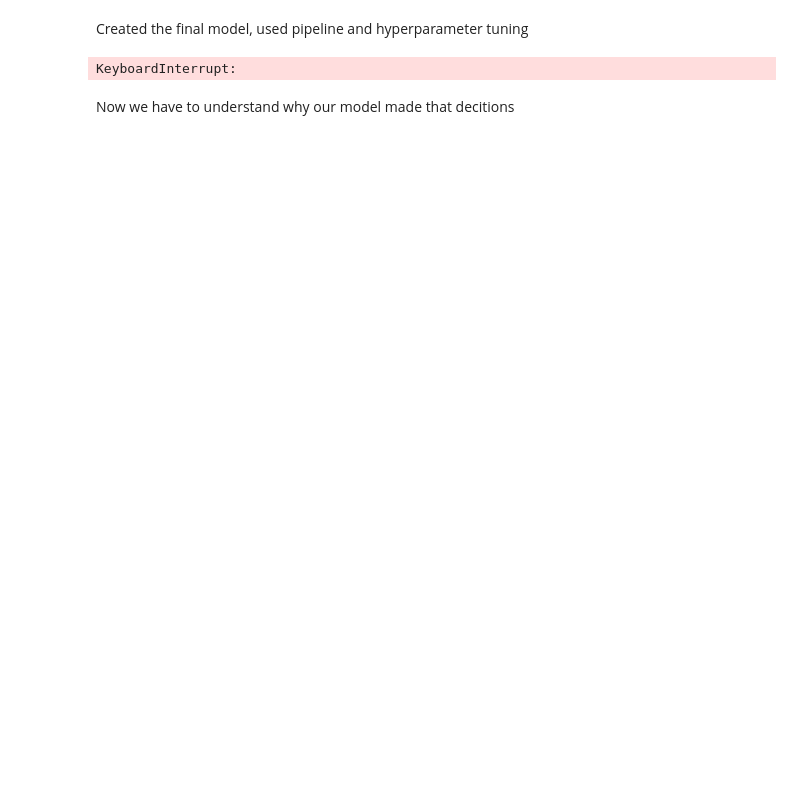
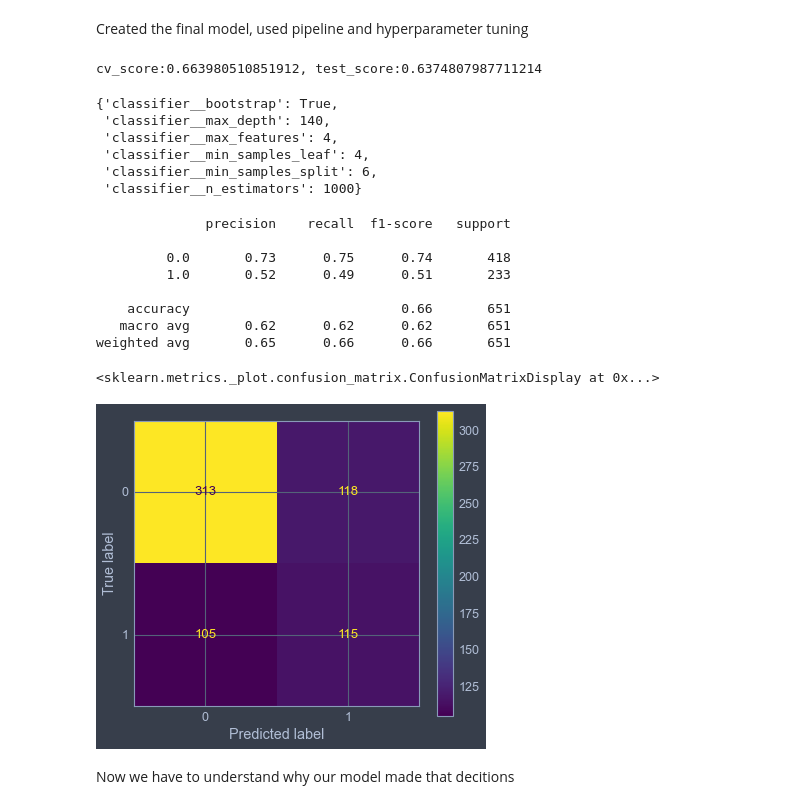
Before and after one commit to SexomQ/ExamenMachineLEarning, a Jupyter notebook: ExamML2.ipynb, the cells around one changed output. Saved outputs shown, nothing was run; the diff lists cells and outputs as text; code cells hidden in the pictures; blank space fills up the shorter version.

```diff
--- a/ExamML2.ipynb
+++ b/ExamML2.ipynb
@@ -886,11 +886,13 @@ min_samples_split = [2, 5]
 # Minimum number of samples required at each leaf node
 min_samples_leaf = [1, 2, 4]
 
-param_grid = {'classifier__n_estimators': n_estimators,
-               'classifier__max_features': max_features,
-               'classifier__max_depth': max_depth,
-               'classifier__min_samples_split': min_samples_split,
-               'classifier__min_samples_leaf': min_samples_leaf,
+param_grid = {
+    'classifier__bootstrap': [True],
+    'classifier__max_depth': [110, 120, 140],
+    'classifier__max_features': [2, 3, 4],
+    'classifier__min_samples_leaf': [2, 3, 4, 5],
+    'classifier__min_samples_split': [6, 8, 10, 12],
+    'classifier__n_estimators': [100, 200, 300, 1000]
 }
 
 grid_search = GridSearchCV(estimator=pipeline,
@@ -903,15 +905,42 @@ test_score = grid_search.score(X_test, y_test)
 print(f'cv_score:{cv_score}, test_score:{test_score}')
 grid_search.best_params_
 # %% [output]
-KeyboardInterrupt:
+cv_score:0.663980510851912, test_score:0.6374807987711214
+{'classifier__bootstrap': True,
+ 'classifier__max_depth': 140,
+ 'classifier__max_features': 4,
+ 'classifier__min_samples_leaf': 4,
+ 'classifier__min_samples_split': 6,
+ 'classifier__n_estimators': 1000}
 # %%
 #Test the model with the best parameters
-y_hat = pipeline.predict(X_test)
+pipeline_full = imbpipeline(steps = [['scaler', StandardScaler()],
+                                     ['smote', SMOTE(random_state=42)],
+                                     ['classifier', RandomForestClassifier(bootstrap = True,
+                                                                      max_depth = 140,
+                                                                      max_features = 4,
+                                                                      min_samples_leaf = 4,
+                                                                      min_samples_split = 6,
+                                                                      n_estimators = 1000)]])
+
+model = pipeline_full.fit(X_train, y_train)
+y_hat = model.predict(X_test)
 print(classification_report(y_test, y_hat))
 
 cm = confusion_matrix(y_hat, y_test)
 disp = ConfusionMatrixDisplay(cm, display_labels=["0","1"], )
 disp.plot()
+# %% [output]
+              precision    recall  f1-score   support
+
+         0.0       0.73      0.75      0.74       418
+         1.0       0.52      0.49      0.51       233
+
+    accuracy                           0.66       651
+   macro avg       0.62      0.62      0.62       651
+weighted avg       0.65      0.66      0.66       651
+<sklearn.metrics._plot.confusion_matrix.ConfusionMatrixDisplay at 0x...>
+[figure, added]
 # %% [markdown]
 Now we have to understand why our model made that decitions
 # %%
```
Also changed, not shown: parts of 3 cells of this notebook.
